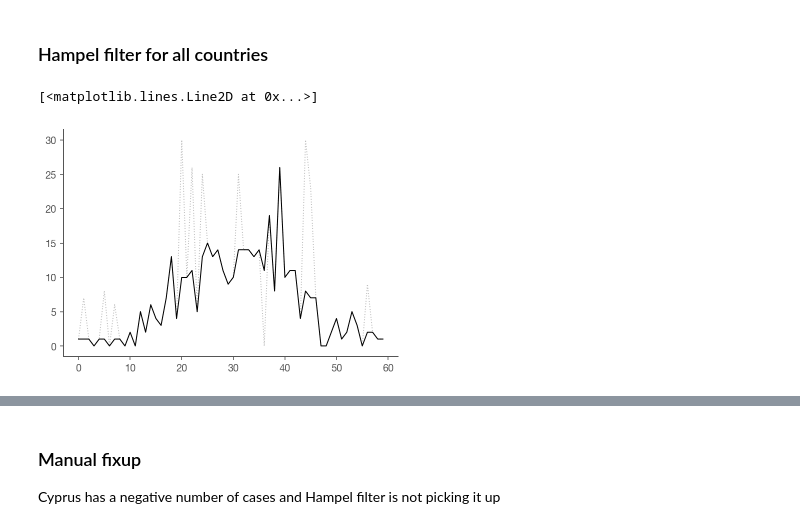
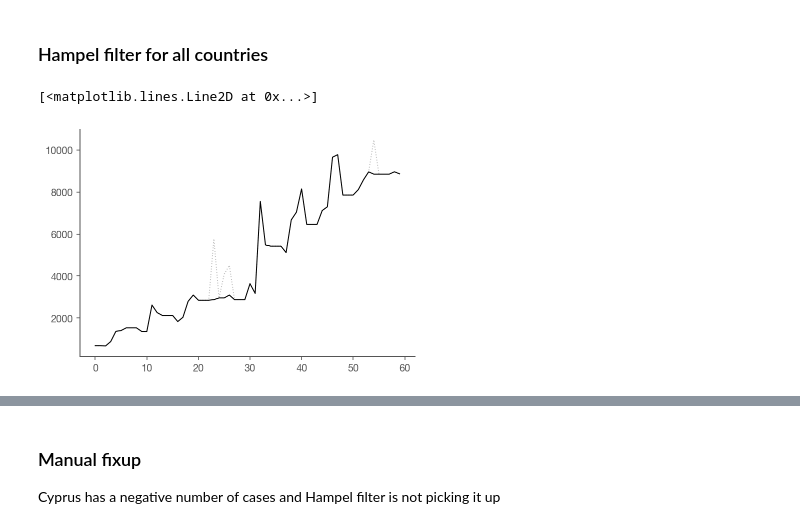
Before and after one commit to gkossakowski/covid-19, a Jupyter notebook: Realtime Rt mcmc.ipynb, the cells around one changed output, grey strips where cells are left out. Cells and saved outputs as stored; diff of their text form; code cells hidden in the pictures.

```diff
--- a/Realtime Rt mcmc.ipynb
+++ b/Realtime Rt mcmc.ipynb
@@ -200,17 +199,17 @@ def hampel_filter_pandas(input_series, window_size, n_sigmas=3.0):
 
     return new_series, indices
 # %%
-country = "Cyprus"
+country = "Spain"
 rawData = countries.loc[country]['cases']
 
 filteredData, _ = hampel_filter_pandas(rawData, 7, 2.0)
 fig, ax = plt.subplots()
 days_n = 60
 ax.plot(rawData[-days_n:].to_numpy(),alpha=0.25,c='k', linestyle=':', lw=1)
 ax.plot(filteredData[-days_n:].to_numpy(), c='k', lw=1)
 # %% [output]
 [<matplotlib.lines.Line2D at 0x...>]
-[figure, old version]
+[figure, new version]
 # %%
 def transform_cases(case_series):
     filtered, _ = hampel_filter_pandas(case_series, 7, 2.0)
```
Also changed, not shown: parts of 9 cells of this notebook, 2 other files.
